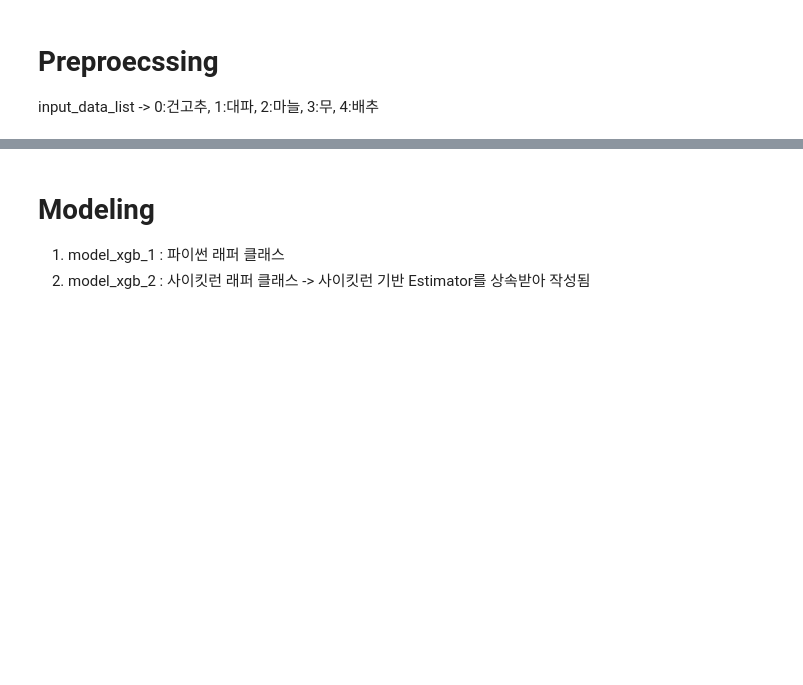
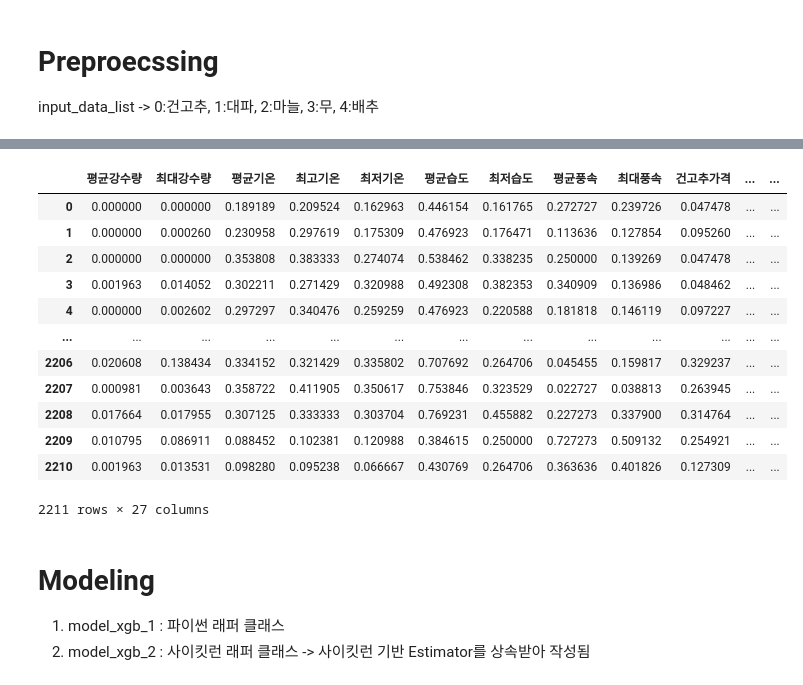
Before and after one commit to iDolphin99/proj-argricultural-price-predict, a Jupyter notebook: Dolphin/model_lgbm.ipynb, the cells around one changed output, grey strips where cells are left out. Saved outputs shown, nothing was run; the diff lists cells and outputs as text; code cells hidden in the pictures; blank space fills up the shorter version.

```diff
--- a/Dolphin/model_lgbm.ipynb
+++ b/Dolphin/model_lgbm.ipynb
@@ -162,3 +209,19 @@ for d in original_data_list :
+# %%
+input_data_list[0]
+# %% [output]
+|  | 평균강수량 | 최대강수량 | 평균기온 | 최고기온 | 최저기온 | 평균습도 | 최저습도 | 평균풍속 | 최대풍속 | 건고추가격 | ... | ... |
+| 0 | 0.000000 | 0.000000 | 0.189189 | 0.209524 | 0.162963 | 0.446154 | 0.161765 | 0.272727 | 0.239726 | 0.047478 | ... | ... |
+| 1 | 0.000000 | 0.000260 | 0.230958 | 0.297619 | 0.175309 | 0.476923 | 0.176471 | 0.113636 | 0.127854 | 0.095260 | ... | ... |
+| 2 | 0.000000 | 0.000000 | 0.353808 | 0.383333 | 0.274074 | 0.538462 | 0.338235 | 0.250000 | 0.139269 | 0.047478 | ... | ... |
+| 3 | 0.001963 | 0.014052 | 0.302211 | 0.271429 | 0.320988 | 0.492308 | 0.382353 | 0.340909 | 0.136986 | 0.048462 | ... | ... |
+| 4 | 0.000000 | 0.002602 | 0.297297 | 0.340476 | 0.259259 | 0.476923 | 0.220588 | 0.181818 | 0.146119 | 0.097227 | ... | ... |
+| ... | ... | ... | ... | ... | ... | ... | ... | ... | ... | ... | ... | ... |
+| 2206 | 0.020608 | 0.138434 | 0.334152 | 0.321429 | 0.335802 | 0.707692 | 0.264706 | 0.045455 | 0.159817 | 0.329237 | ... | ... |
+| 2207 | 0.000981 | 0.003643 | 0.358722 | 0.411905 | 0.350617 | 0.753846 | 0.323529 | 0.022727 | 0.038813 | 0.263945 | ... | ... |
+| 2208 | 0.017664 | 0.017955 | 0.307125 | 0.333333 | 0.303704 | 0.769231 | 0.455882 | 0.227273 | 0.337900 | 0.314764 | ... | ... |
+| 2209 | 0.010795 | 0.086911 | 0.088452 | 0.102381 | 0.120988 | 0.384615 | 0.250000 | 0.727273 | 0.509132 | 0.254921 | ... | ... |
+| 2210 | 0.001963 | 0.013531 | 0.098280 | 0.095238 | 0.066667 | 0.430769 | 0.264706 | 0.363636 | 0.401826 | 0.127309 | ... | ... |
+2211 rows × 27 columns
 # %% [markdown]
 # Modeling
 1. model_xgb_1 : 파이썬 래퍼 클래스
```
Also changed, not shown: parts of 11 cells of this notebook, 8 other files.
